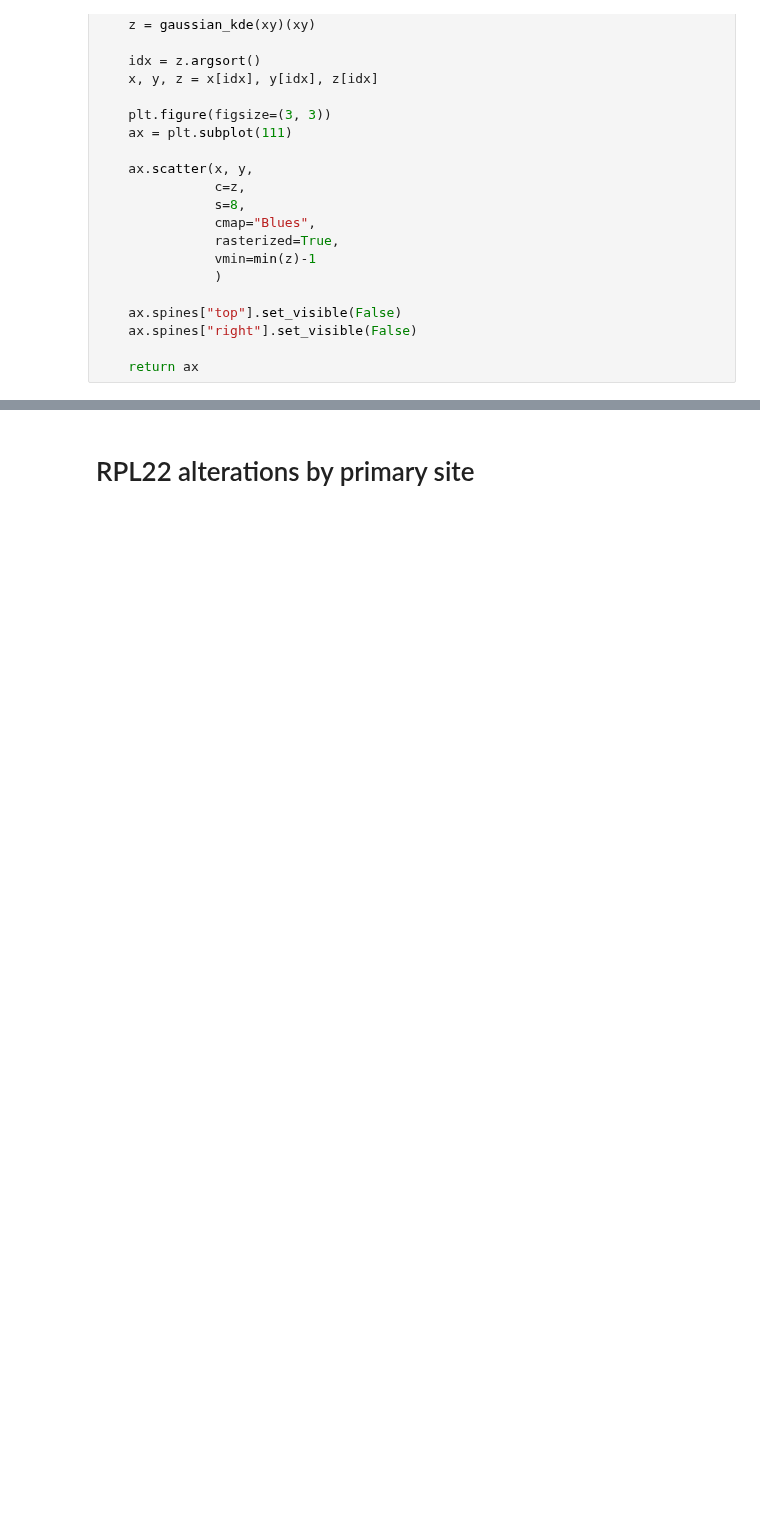
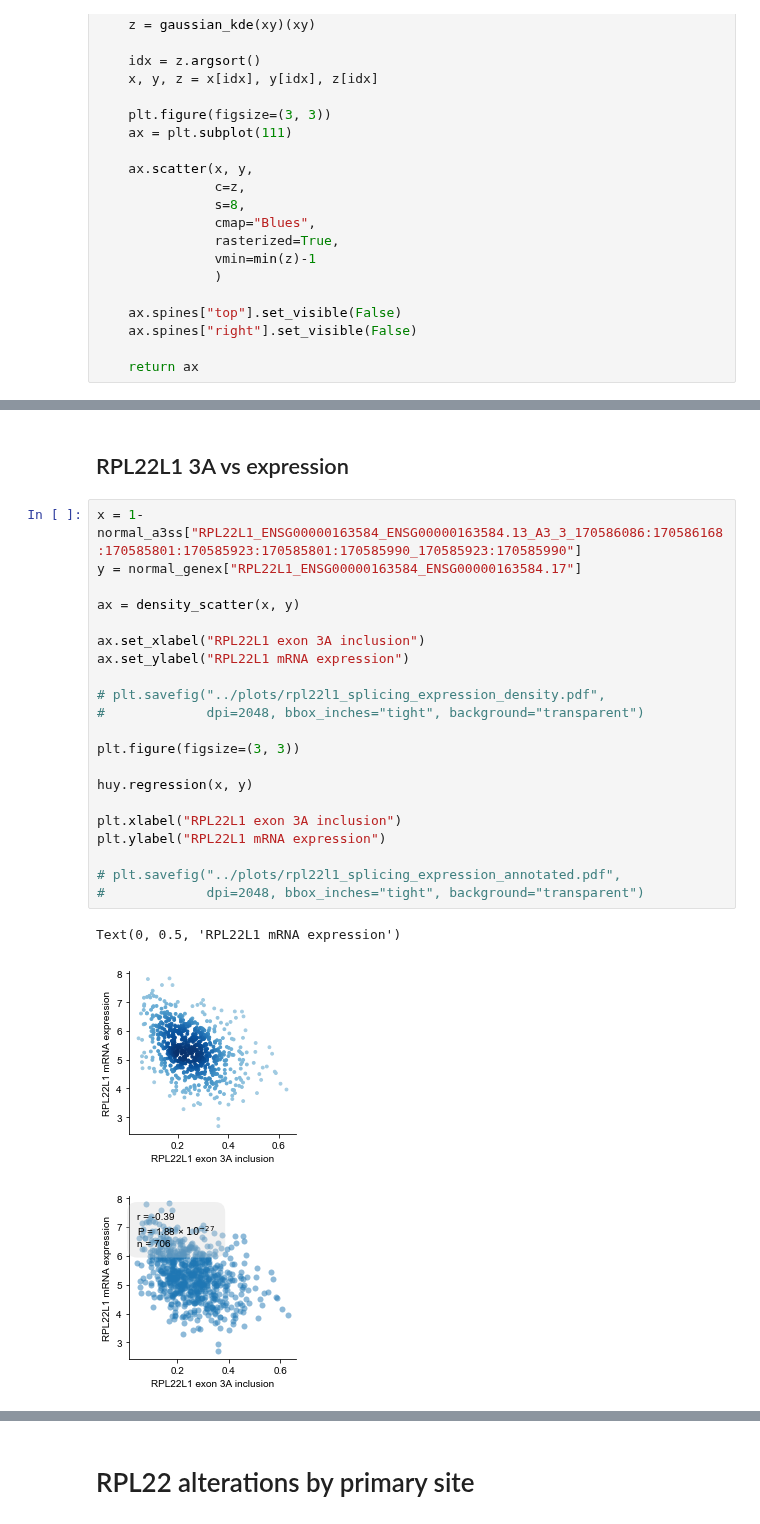
Before and after one commit to kevinhu/mdm4-splicing, a Jupyter notebook: notebooks/fig1_CCLE-TCGA-correlates.ipynb, the cells around one changed output, grey strips where cells are left out. Saved outputs shown, nothing was run; the diff lists cells and outputs as text; blank space fills up the shorter version.

```diff
--- a/notebooks/fig1_CCLE-TCGA-correlates.ipynb
+++ b/notebooks/fig1_CCLE-TCGA-correlates.ipynb
@@ -277,0 +325,27 @@ plt.savefig("../plots/rpl22l1_mdm4_co-splicing_annotated.pdf",
+# %% [markdown]
+## RPL22L1 3A vs expression
+# %%
+x = 1-normal_a3ss["RPL22L1_ENSG00000163584_ENSG00000163584.13_A3_3_170586086:170586168:170585801:170585923:170585801:170585990_170585923:170585990"]
+y = normal_genex["RPL22L1_ENSG00000163584_ENSG00000163584.17"]
+
+ax = density_scatter(x, y)
+
+ax.set_xlabel("RPL22L1 exon 3A inclusion")
+ax.set_ylabel("RPL22L1 mRNA expression")
+
+# plt.savefig("../plots/rpl22l1_splicing_expression_density.pdf",
+#             dpi=2048, bbox_inches="tight", background="transparent")
+
+plt.figure(figsize=(3, 3))
+
+huy.regression(x, y)
+
+plt.xlabel("RPL22L1 exon 3A inclusion")
+plt.ylabel("RPL22L1 mRNA expression")
+
+# plt.savefig("../plots/rpl22l1_splicing_expression_annotated.pdf",
+#             dpi=2048, bbox_inches="tight", background="transparent")
+# %% [output]
+Text(0, 0.5, 'RPL22L1 mRNA expression')
+[figure, added]
+[figure, added]
```
Also changed, not shown: parts of 19 cells of this notebook, 9 other files.
